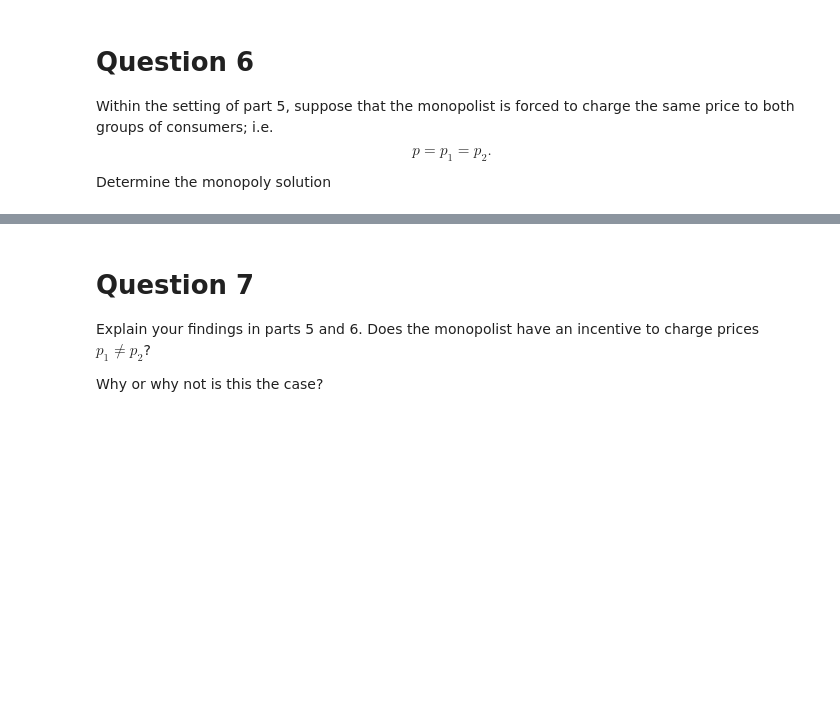
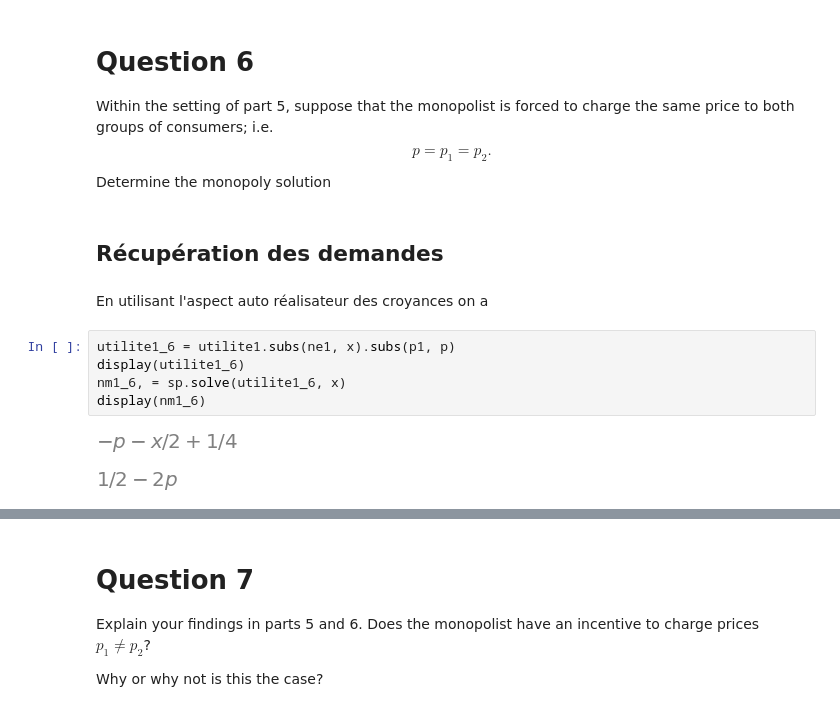
Before and after one commit to MECEN-TOURS/SI-2020-2021, a Jupyter notebook: exercice_introductif/Seance02-Fin.ipynb, the cells around one changed output, grey strips where cells are left out. Saved outputs shown, nothing was run; the diff lists cells and outputs as text; blank space fills up the shorter version.

```diff
--- a/exercice_introductif/Seance02-Fin.ipynb
+++ b/exercice_introductif/Seance02-Fin.ipynb
@@ -629,3 +634,15 @@ display(nm2e)
 Within the setting of part 5, suppose that the monopolist is forced to charge the same price to both groups of consumers; i.e.
 $$p=p_1=p_2.$$
 Determine the monopoly solution
+# %% [markdown]
+## Récupération des demandes
+# %% [markdown]
+En utilisant l'aspect auto réalisateur des croyances on a
+# %%
+utilite1_6 = utilite1.subs(ne1, x).subs(p1, p)
+display(utilite1_6)
+nm1_6, = sp.solve(utilite1_6, x)
+display(nm1_6)
+# %% [output]
+[figure, added]
+[figure, added]
```
Also changed, not shown: parts of 12 cells of this notebook.
